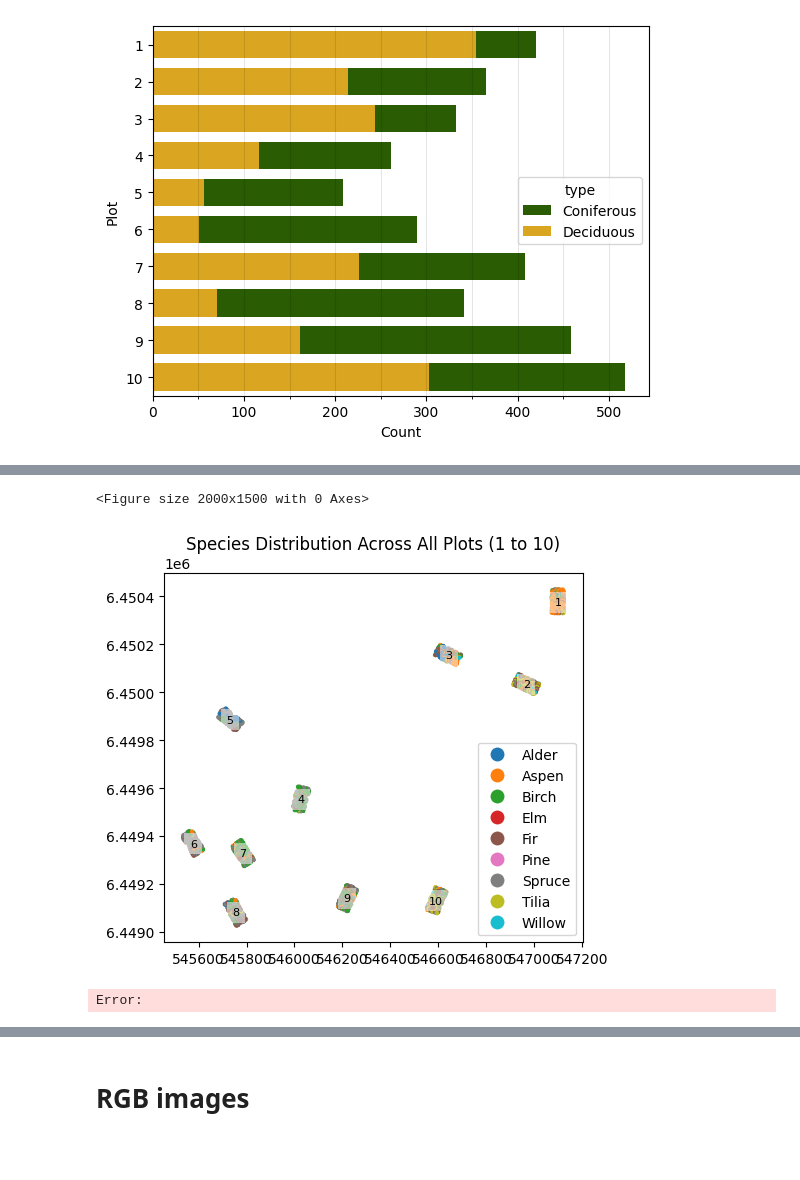
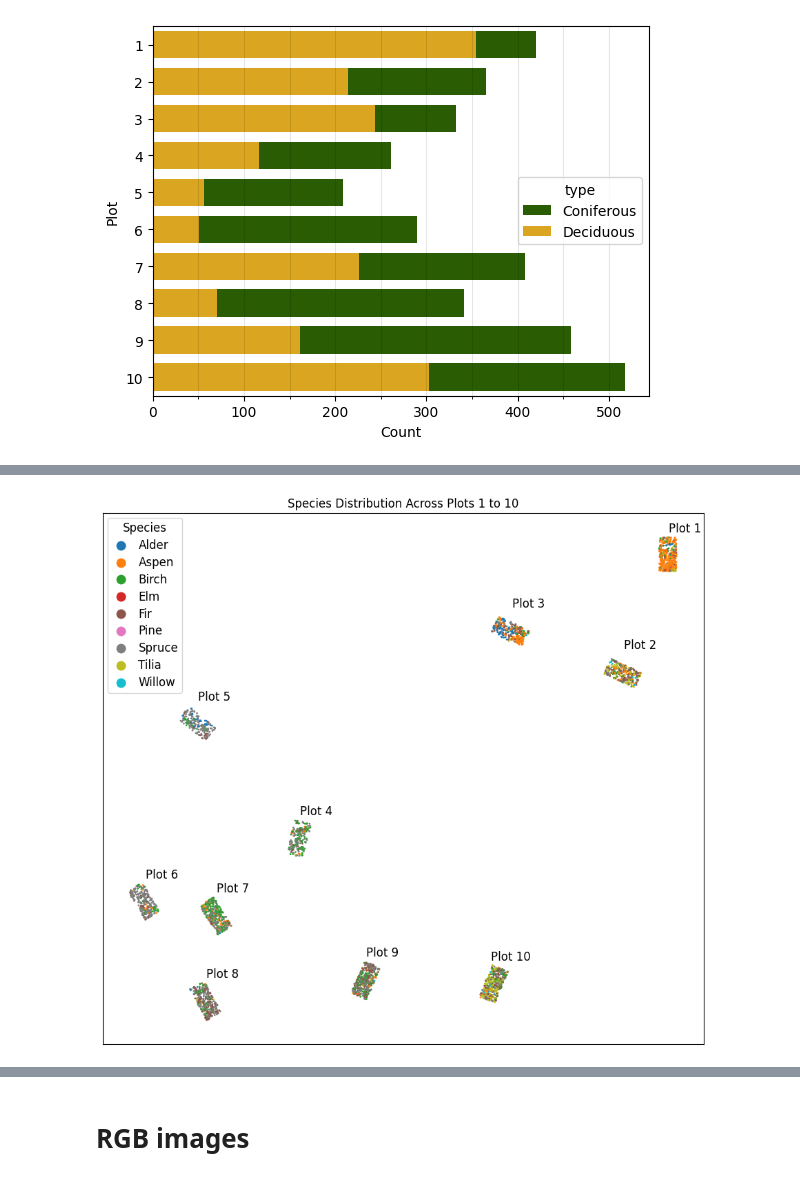
Before and after one commit to pariaighanian/LiDAR-Based-Tree-Detection, a Jupyter notebook: EDA.ipynb, the cells around one changed output, grey strips where cells are left out. Saved outputs shown, nothing was run; the diff lists cells and outputs as text; code cells hidden in the pictures; blank space fills up the shorter version.

Commit message:
plot feature exploration added to report

```diff
--- a/EDA.ipynb
+++ b/EDA.ipynb
@@ -180,40 +171,35 @@ ax = field_survey.query("plot == 6").plot(
-# %%
-
-# Set the figure size
-plt.figure(figsize=(20, 15))  # Adjust width (12) and height (8) as needed
-
-# Plot the field survey data
-ax = field_survey.plot(
-    column="species",  # Color points by species
-    legend=True,
-    s=5,
-    aspect="equal",
-)
-
-# Add plot numbers as annotations
-for plot_number in range(1, 11):
-    subset = field_survey.query(f"plot == {plot_number}")
-    if not subset.empty:
-        # Mark the center of each plot
-        x_center = subset.geometry.x.mean()
-        y_center = subset.geometry.y.mean()
-        ax.text(
-            x_center,
-            y_center,
-            str(plot_number),
-            fontsize=8,
-            color="black",
-            ha="center",
-            va="center",
-            bbox=dict(facecolor="white", alpha=0.5, edgecolor="none"),
-        )
-
-# Set title
-ax.set_title("Species Distribution Across All Plots (1 to 10)")
-
-# Display the plot
-plt.show()
-# %% [output]
-<Figure size 2000x1500 with 0 Axes>
-[figure, removed]
-Error:
+# %%
+ax = field_survey.plot(
+    column="species",
+    legend=True,
+    s=1,
+    figsize=(15, 10),
+    aspect="equal",
+)
+
+for plot_id, group in field_survey.groupby("plot"):
+    avg_lon = group.geometry.x.mean()
+    avg_lat = group.geometry.y.mean()
+    ax.text(
+        avg_lon + 50,
+        avg_lat + 80,
+        f"Plot {int(plot_id)}",
+        fontsize=12,
+        color="black",
+        ha="center",
+        va="center",
+    )
+
+legend = ax.get_legend()
+if legend:
+    legend.set_title("Species", prop={"size": 12})
+    for text in legend.get_texts():
+        text.set_fontsize(12)
+
+ax.set_xticks([])
+ax.set_yticks([])
+
+ax.set_title("Species Distribution Across Plots 1 to 10")
+plt.show()
+# %% [output]
+[figure, added]
```
Also changed, not shown: parts of 2 cells of this notebook, 2 other files.
